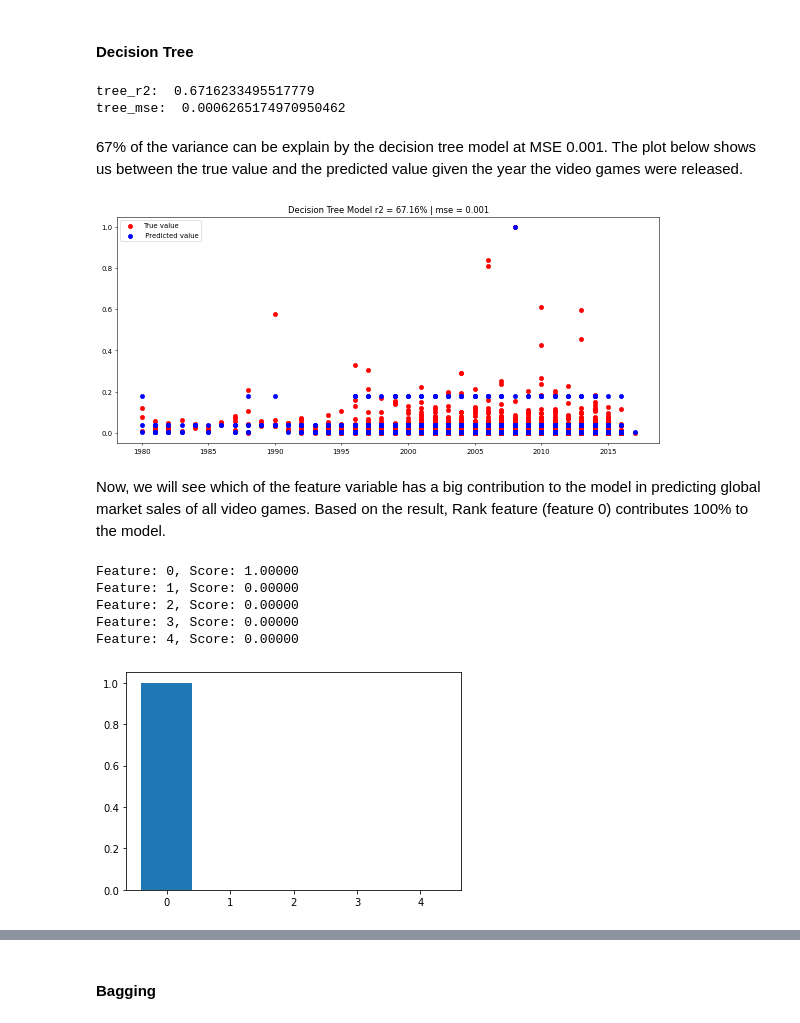
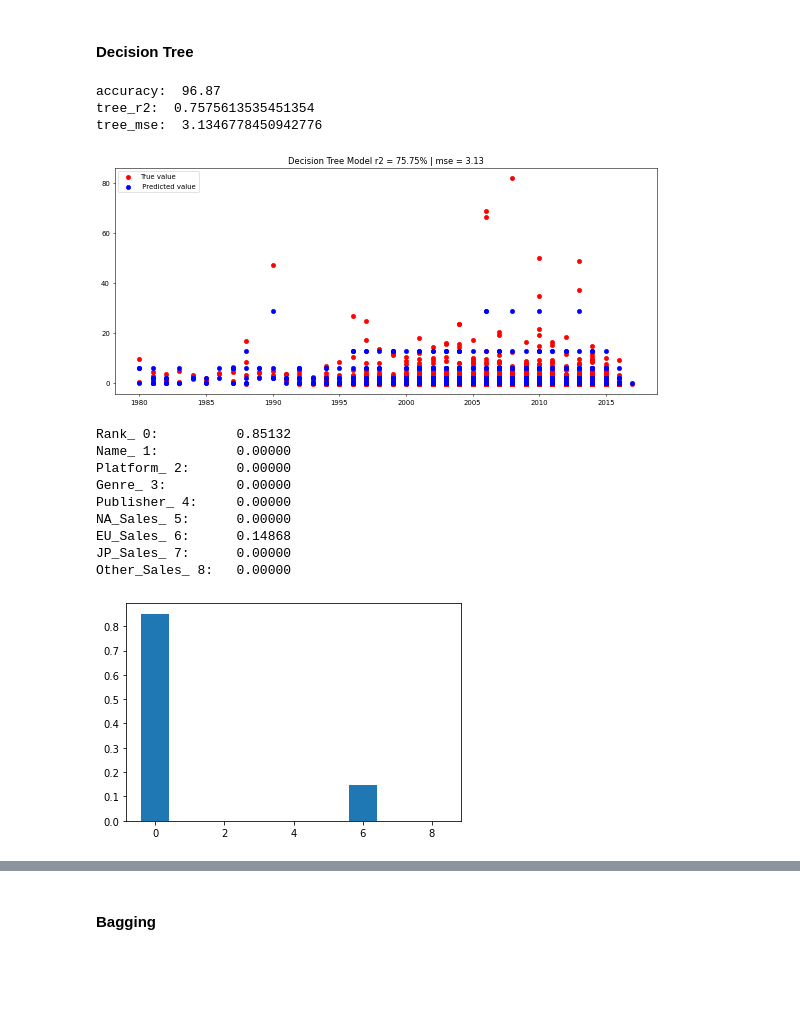
Before and after one commit to RageJohnny/algo_seminararbeit, a Jupyter notebook: TreeBased Models.ipynb, the cells around one changed output, grey strips where cells are left out. Saved outputs shown, nothing was run; the diff lists cells and outputs as text; code cells hidden in the pictures; blank space fills up the shorter version.

```diff
--- a/TreeBased Models.ipynb
+++ b/TreeBased Models.ipynb
@@ -195,10 +219,5 @@ plt.show()
 # %%
 #Train test split
-X = vgsales_data.drop(["Global_Sales","NA_Sales", "EU_Sales", "JP_Sales", "Other_Sales"], axis = 1)
+X = vgsales_data.drop(["Global_Sales"], axis = 1)
 y = vgsales_data[["Global_Sales"]]
 X_train, X_test, y_train, y_test = train_test_split(X, y, test_size=0.2, random_state=42)
-# %%
-# Recode the  predictor variable using LabelEncoder
-from sklearn.preprocessing import MinMaxScaler, LabelEncoder
-X_train = X_train.apply(LabelEncoder().fit_transform)
-X_test = X_test.apply(LabelEncoder().fit_transform)
@@ -210,3 +224,22 @@ y_test_p =  scaler.fit_transform(y_test[['Global_Sales']])
+# %%
+# Normalize output variable 'Global_Sales' using MinMaxScaler
+from sklearn.preprocessing import RobustScaler, MinMaxScaler
+from sklearn.pipeline import Pipeline
+from sklearn.impute import SimpleImputer
+
+#Normalize Global sales
+y_pipeline = Pipeline(steps=[('imputation', SimpleImputer(strategy='median')),
+                               ('scaling', RobustScaler())])
+
+y_train_p = y_pipeline.fit_transform(y_train[['Global_Sales']])
+y_test_p =  y_pipeline.fit_transform(y_test[['Global_Sales']])
+
+#Normalize all feature variables
+X_cat_pipeline = Pipeline(steps=[('imputation', SimpleImputer(strategy='constant', )),
+                               ('scaling', RobustScaler())])
+
+X_train_p = X_cat_pipeline.fit_transform(X_train)
+X_test_p = X_cat_pipeline.fit_transform(X_test)
 # %% [markdown]
 ### Modelling
 # %%
@@ -220,44 +253,55 @@ import sklearn.metrics as metrics
 #### Decision Tree
 # %%
 #Decision Tree Regression
-dec_tree = DecisionTreeRegressor(criterion = 'mse', max_depth = 2)
-dec_tree.fit(X_train, y_train_p)
-dec_tree_predict = dec_tree.predict(X_test)
+dec_tree = DecisionTreeRegressor(criterion='mse', max_depth=3)
+dec_tree.fit(X_train_p, y_train_p)
+dec_tree_predict = dec_tree.predict(X_test_p)
+
 #Model evaluation
 tree_r2 = r2_score( y_test_p, dec_tree_predict)
 tree_mse = mean_squared_error(y_test_p, dec_tree_predict)
+accuracy = round (100 - np.mean(tree_mse),2)
+
+print("accuracy: ", accuracy)
 print("tree_r2: ", tree_r2)
 print("tree_mse: ", tree_mse)
 # %% [output]
-tree_r2:  0.6716233495517779
-tree_mse:  0.0006265174970950462
+accuracy:  96.87
+tree_r2:  0.7575613535451354
+tree_mse:  3.1346778450942776
-# %% [markdown]
-67% of the variance can be explain by the decision tree model at MSE 0.001. The plot below shows us between the true value and the predicted value given the year the video games were released.
 # %%
 fig, ax = plt.subplots(figsize=(14,6), dpi=50)
 ax.scatter(y_test.index, y_test_p, label="True value", color="red")
 ax.scatter(y_test.index, dec_tree_predict , label=" Predicted value" , color="blue")
 plt.legend(loc='upper left')
-ax.set_title('Decision Tree Model r2 = 67.16% | mse = 0.001')
+ax.set_title('Decision Tree Model r2 = 75.75% | mse = 3.13')
 plt.show()
 # %% [output]
-[figure, old version]
+[figure, new version]
-# %% [markdown]
-Now, we will see which of the feature variable has a big contribution to the model in predicting global market sales of all video games. Based on the result, Rank feature (feature 0) contributes 100% to the model.
 # %%
 #Feature of Importance Decision tree
 importance = dec_tree.feature_importances_
+
+featureList = []
+
+for feature in X_train:
+    featureList.append(feature)
+
 # summarize feature importance
 for i,v in enumerate(importance):
-    print('Feature: %0d, Score: %.5f' % (i,v))
+    print(featureList[i] + "_" , "%0d:\t  %.5f" % (i,v))
 
 # plot feature importance
 plt.bar([x for x in range(len(importance))], importance)
 plt.show()
 # %% [output]
-Feature: 0, Score: 1.00000
-Feature: 1, Score: 0.00000
-Feature: 2, Score: 0.00000
-Feature: 3, Score: 0.00000
-Feature: 4, Score: 0.00000
+Rank_ 0:          0.85132
+Name_ 1:          0.00000
+Platform_ 2:      0.00000
+Genre_ 3:         0.00000
+Publisher_ 4:     0.00000
+NA_Sales_ 5:      0.00000
+EU_Sales_ 6:      0.14868
+JP_Sales_ 7:      0.00000
+Other_Sales_ 8:   0.00000
-[figure, old version]
+[figure, new version]
```
Also changed, not shown: parts of 43 cells of this notebook, 6 other files.
